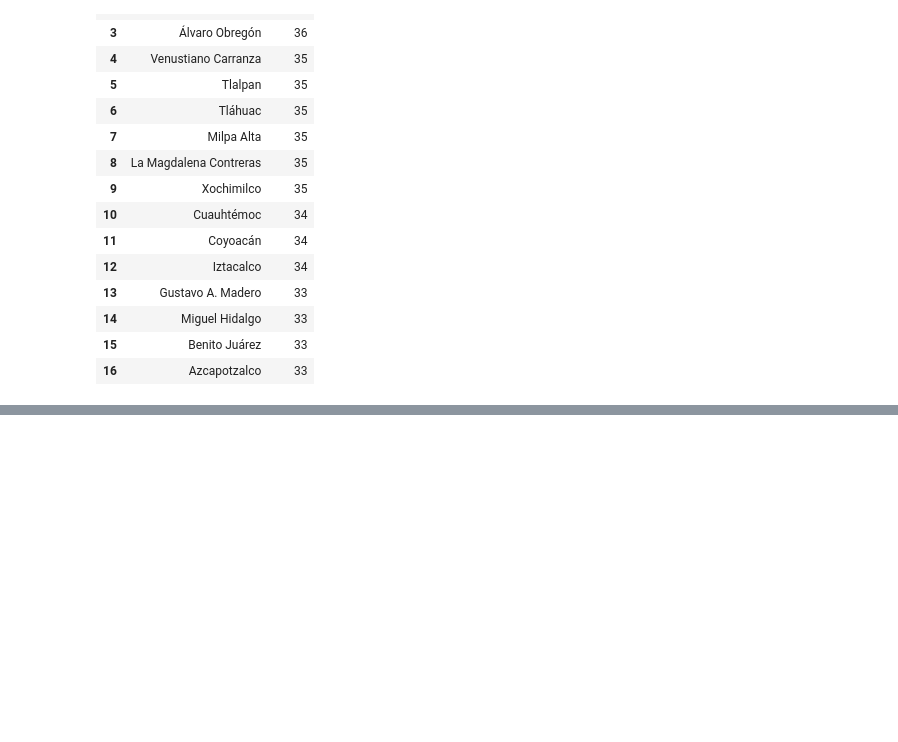
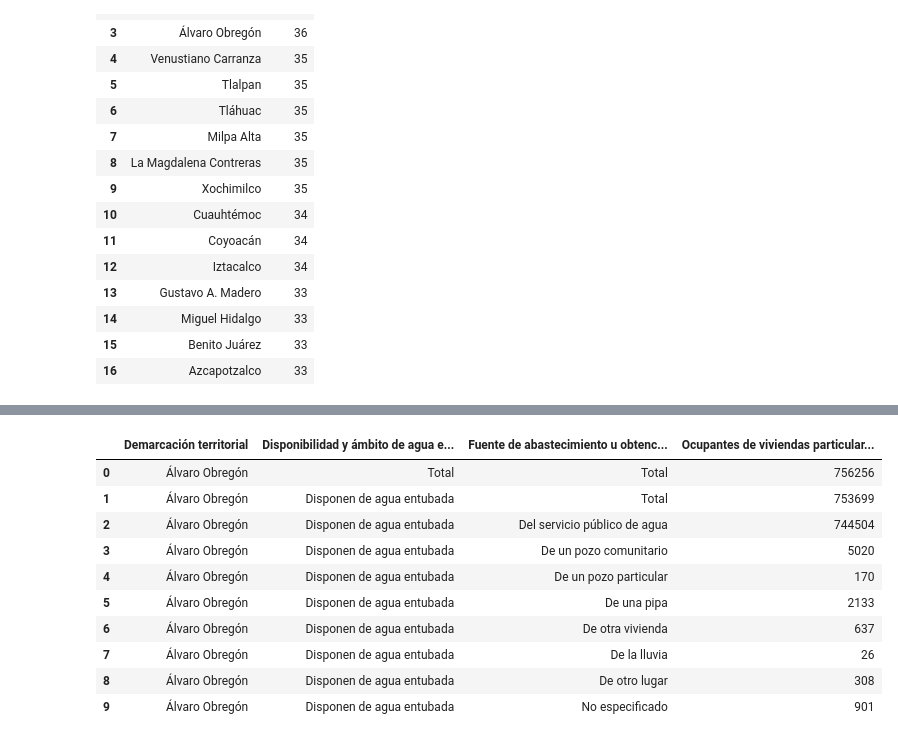
Before and after one commit to Anton-Utray/ETL, a Jupyter notebook: SRC/Data_Cleaning.ipynb, the cells around one changed output, grey strips where cells are left out. Saved outputs shown, nothing was run; the diff lists cells and outputs as text; code cells hidden in the pictures; blank space fills up the shorter version.

```diff
--- a/SRC/Data_Cleaning.ipynb
+++ b/SRC/Data_Cleaning.ipynb
@@ -90,0 +75,2 @@ censo.head(100) #vamos a empezar a agrupar valores, por ejemplo
+# %%
+censo= censo.drop(index=range(0, 36)).reset_index(drop=True) #primeras 36 filas que corresponden al subtotal de todas las alcadías.
@@ -90,0 +117,22 @@ censo.head(100) #vamos a empezar a agrupar valores, por ejemplo
+# %%
+censo= censo.drop([552,553]) #valores nulos del excel que no me había fijado estaban al final del todo del archivo excel.
+# %%
+censo = censo[~censo['Disponibilidad y ámbito de agua entubada'].str.contains('Disponen de agua entubada dentro de la vivienda|Disponen de agua entubada solo en el patio o terreno')]
+censo = censo.reset_index(drop=True)
+#este codigo es para quitar las filas que separaban disponibilidad de agua en vivienda y en terreno. Nos quedamos unicamente con el subtotal que ya venía en la tabla.
+#Este codigo hace psicología inversa con ~. Busca todas las filas dentro de la columna que contengan lo que queremos borrar y la negación hace que el DF se quede con todo lo que no es lo filtrado.
+# %%
+censo.head(10) #vemos que nos faltan dos tipos de sub totales en el DF. Los que agrupan el total de disponibilidad(o no) de agua en la segunda columna
+# y los que agregan por alcadía. Ambos contienen 'total' en la columna fuente.
+# %% [output]
+|  | Demarcación territorial | Disponibilidad y ámbito de agua e... | Fuente de abastecimiento u obtenc... | Ocupantes de viviendas particular... |
+| 0 | Álvaro Obregón | Total | Total | 756256 |
+| 1 | Álvaro Obregón | Disponen de agua entubada | Total | 753699 |
+| 2 | Álvaro Obregón | Disponen de agua entubada | Del servicio público de agua | 744504 |
+| 3 | Álvaro Obregón | Disponen de agua entubada | De un pozo comunitario | 5020 |
+| 4 | Álvaro Obregón | Disponen de agua entubada | De un pozo particular | 170 |
+| 5 | Álvaro Obregón | Disponen de agua entubada | De una pipa | 2133 |
+| 6 | Álvaro Obregón | Disponen de agua entubada | De otra vivienda | 637 |
+| 7 | Álvaro Obregón | Disponen de agua entubada | De la lluvia | 26 |
+| 8 | Álvaro Obregón | Disponen de agua entubada | De otro lugar | 308 |
+| 9 | Álvaro Obregón | Disponen de agua entubada | No especificado | 901 |
```
Also changed, not shown: parts of 33 cells of this notebook, 3 other files.
